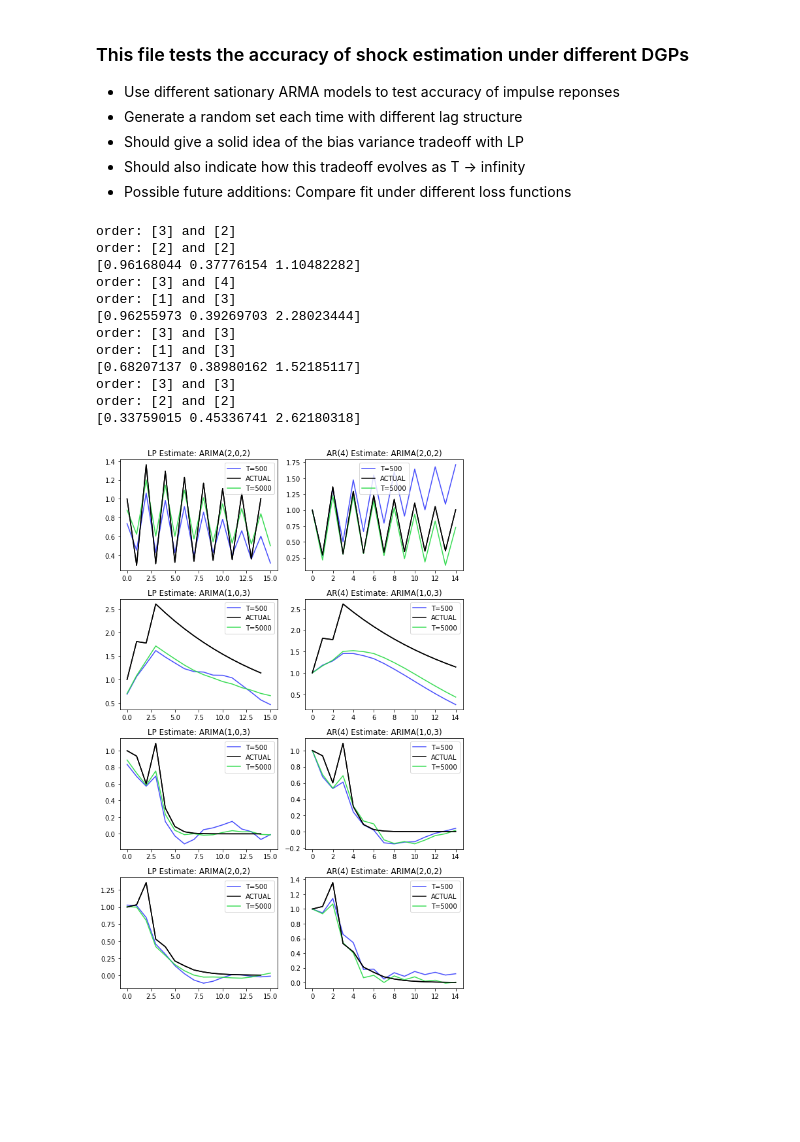
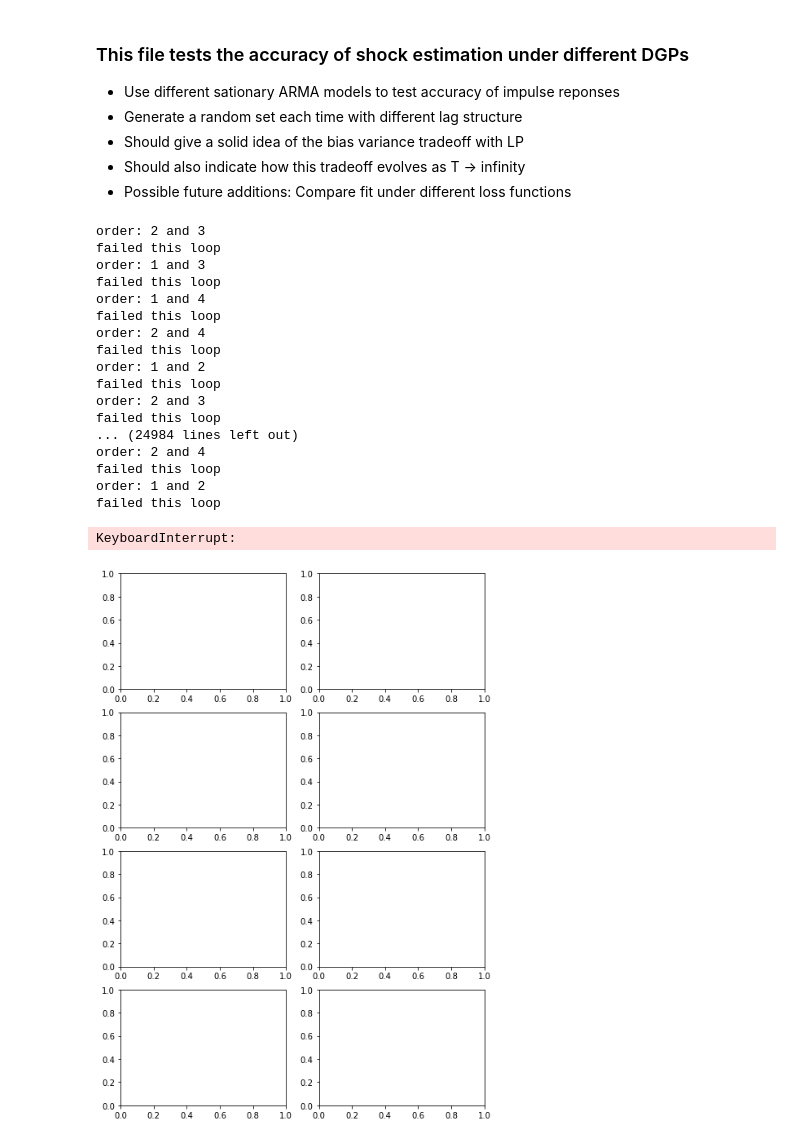
Before and after one commit to willcrossb/local_projection, a Jupyter notebook: code/simulatedDGP.ipynb, the cells around one changed output. Cells and saved outputs as stored; diff of their text form; code cells hidden in the pictures; blank space fills up the shorter version.

```diff
--- a/code/simulatedDGP.ipynb
+++ b/code/simulatedDGP.ipynb
@@ -25,13 +25,13 @@ i = 0
 #AR Lag order
 AR_lag_l = 4
 
-while i < 4:
+while i < 2:
     try:
 
         #Generate vectors for the ARMA process parameters
         rng = np.random.default_rng()
-        p = rng.integers(low=1, high=4, size=1)
-        q = rng.integers(low=2, high=5, size=1)
+        p = rng.integers(low=1, high=4, size=1)[0]
+        q = rng.integers(low=2, high=5, size=1)[0]
         print(f"order: {p} and {q}")
 
         arparams = np.random.rand(p[0],1)
@@ -39,6 +39,7 @@ while i < 4:
 
         ar = np.r_[1, -arparams[:,0]] # add zero-lag and negate
         ma = np.r_[1, maparams[:,0]] # add zero-lag
+
         param_vec = np.r_[ar,ma]
         arma_process = sm.tsa.ArmaProcess(ar, ma)
         if arma_process.isstationary ==False:
@@ -46,7 +47,7 @@ while i < 4:
 
         #Generate ARMA Sample
         y = arma_process.generate_sample(100000)
-        model = sm.tsa.ARIMA(y,exog=None, order= (p, 0, q), trend='n').fit()
+        model = sm.tsa.ARIMA(y,order= (p, 0, q)).fit()
         print(model.params)
         #Compute the structural shock
         residual = y - model.fittedvalues
@@ -64,43 +65,49 @@ while i < 4:
             ar_fcast[0] =1
             for tstep in range(1,15):
                 resp = sum(armodel.params * [1, *last_vals])
                 ar_fcast[tstep] = resp
                 last_vals[1:AR_lag_l] = last_vals[0:(AR_lag_l-1)]
                 last_vals[0] = resp
 
 
             #ar_fcast = armodel.predict(ss,ss+15)
 
             irf = locproj(residual[0:ss],y[0:ss],0,15,99)
 
             #Define plots here
             axs[i,0].plot(irf.resp,color = ss_vec[ss] ,alpha = .9,label = f"T={ss}")
             axs[i,0].legend()
             axs[i,0].set_title(f"LP Estimate: ARIMA({p[0]},0,{q[0]})")
             axs[i,0].plot(arma_process.impulse_response(15),color='black',label='ACTUAL')
 
             axs[i,1].plot(ar_fcast,color = ss_vec[ss],alpha = .9,label = f"T={ss}")
             axs[i,1].legend()
             axs[i,1].set_title(f"AR({AR_lag_l}) Estimate: ARIMA({p[0]},0,{q[0]})")
             axs[i,1].plot(arma_process.impulse_response(15),color='black',label='ACTUAL')
 
         i +=1
     except:
         print("failed this loop")
 
 
 plt.tight_layout()
 # %% [output]
-order: [3] and [2]
-order: [2] and [2]
-[0.96168044 0.37776154 1.10482282]
-order: [3] and [4]
-order: [1] and [3]
-[0.96255973 0.39269703 2.28023444]
-order: [3] and [3]
-order: [1] and [3]
-[0.68207137 0.38980162 1.52185117]
-order: [3] and [3]
-order: [2] and [2]
-[0.33759015 0.45336741 2.62180318]
+order: 2 and 3
+failed this loop
+order: 1 and 3
+failed this loop
+order: 1 and 4
+failed this loop
+order: 2 and 4
+failed this loop
+order: 1 and 2
+failed this loop
+order: 2 and 3
+failed this loop
+... (24984 lines left out)
+order: 2 and 4
+failed this loop
+order: 1 and 2
+failed this loop
+KeyboardInterrupt:
-[figure, old version]
+[figure, new version]
```
Also changed, not shown: 4 other files.
